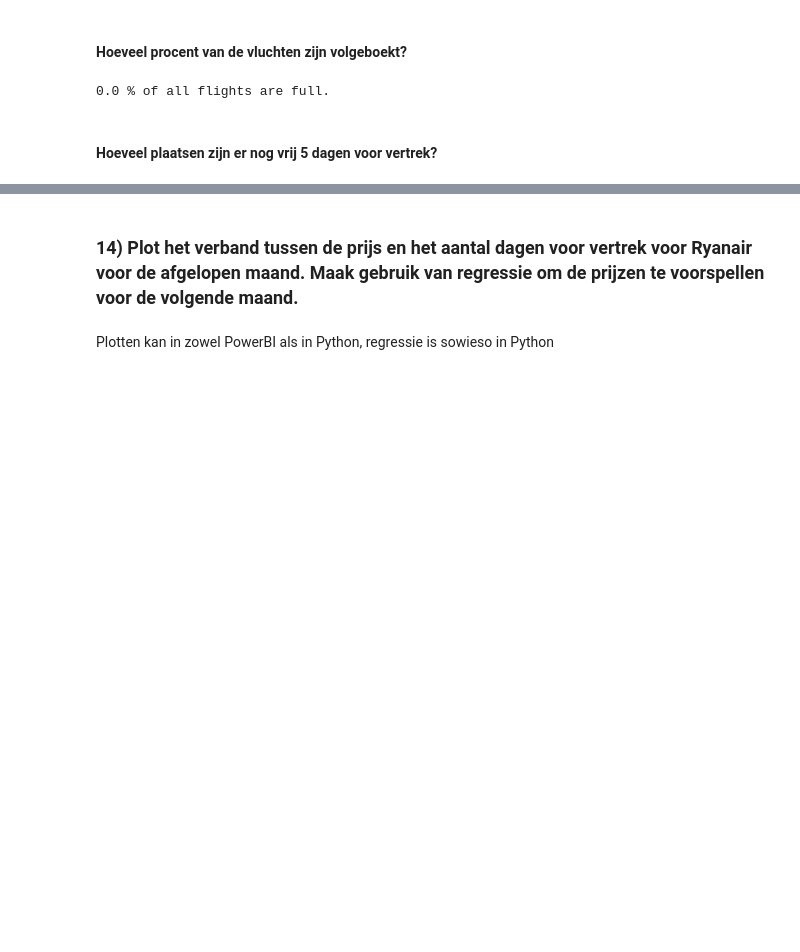
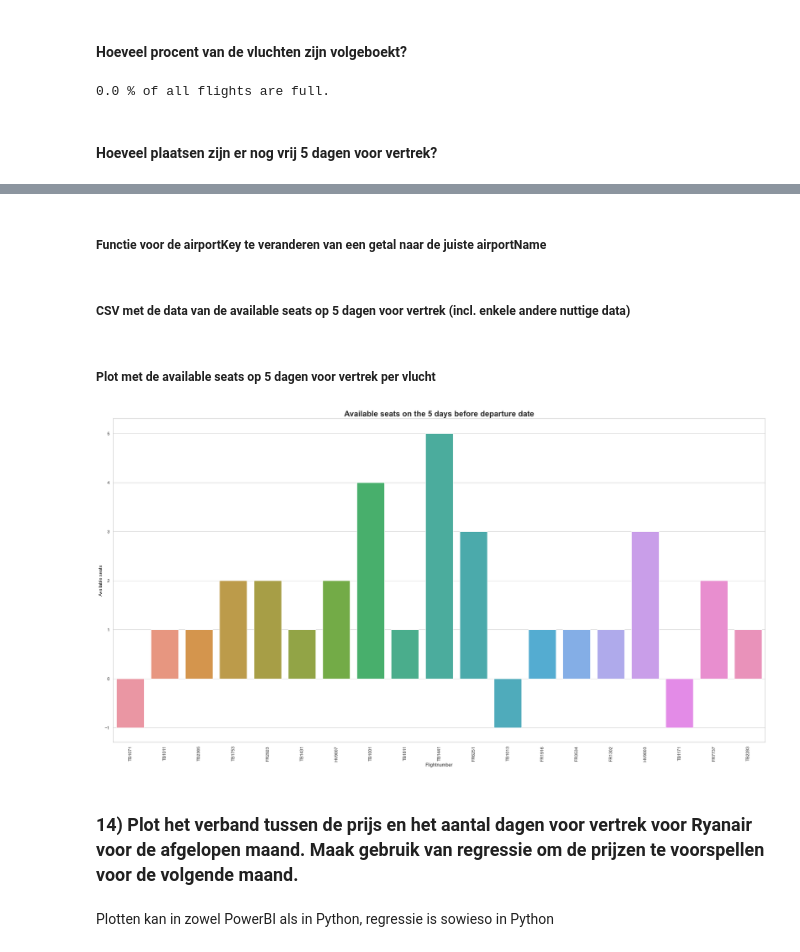
Before and after one commit to kyanamarckx/Data-Engineering-Project, a Jupyter notebook: analyse/analyse.ipynb, the cells around one changed output, grey strips where cells are left out. Saved outputs shown, nothing was run; the diff lists cells and outputs as text; code cells hidden in the pictures; blank space fills up the shorter version.

Commit message:
question 13 done + some plots and finetuning of analyse

```diff
--- a/analyse/analyse.ipynb
+++ b/analyse/analyse.ipynb
@@ -757,0 +451,2 @@ KeyboardInterrupt:
+# %% [markdown]
+##### Functie voor de airportKey te veranderen van een getal naar de juiste airportName
@@ -758,3 +481,49 @@ KeyboardInterrupt:
+# %% [markdown]
+##### CSV met de data van de available seats op 5 dagen voor vertrek (incl. enkele andere nuttige data)
+# %%
+# give the departure date as input + calculate the 5 days before departure date
+departureDate = 20230430
+five_days_before_departure = departureDate - 5
+
+# read the data with the given departure date and the 5 days before departure date
+data = df[df['departureDateKey'].isin([five_days_before_departure, departureDate])]
+
+# get the available seats for each flight with the function
+available_seats = []
+for flight in data.itertuples():
+    available_seats.append(get_available_seats(data, departureDate, flight.flightnumber))
+
+# add the available seats to the dataframe
+data['available_seats_fiveDays'] = available_seats
+
+# add the switched arrival airport name to the dataframe
+data['arrivalAirportKey'] = data['arrivalAirportKey'].apply(switch_arrival_airport_key)
+
+# only add the flights where the scrapeDateKey is equal to the given departure date minus 5 days
+data1 = data[(data['scrapeDateKey'].values == departureDate - 5) & (data['departureDateKey'].values == departureDate)]
+
+# write to csv
+csv = data1[['flightnumber', 'arrivalAirportKey', 'scrapeDateKey', 'departureDateKey', 'departureTime', 'arrivalTime', 'available_seats_fiveDays']].to_csv('availableSeats5Days.csv', index=False)
+
+# drop the duplicates in the csv
+availablecsv = pd.read_csv('availableSeats5Days.csv')
+availablecsv = availablecsv.drop_duplicates(keep='last')
+availablecsv.to_csv('availableSeats5Days.csv', index=False)
+# %% [markdown]
+##### Plot met de available seats op 5 dagen voor vertrek per vlucht
+# %%
+plt.figure(figsize=(30, 15))
+sns.set_theme(style="whitegrid")
+ax = sns.barplot(x="flightnumber", y="available_seats_fiveDays", data=data1)
+ax.set_title('Available seats on the 5 days before departure date', fontsize=20, fontweight='bold')
+ax.set_xlabel('Flightnumber')
+ax.set_ylabel('Available seats')
+plt.xticks(rotation=90)
+y = data1['available_seats_fiveDays']
+plt.yticks(range(int(min(y)), int(max(y)) + 1, 1))
+plt.show()
+# %% [output]
+[figure, added]
 # %% [markdown]
 ### 14) Plot het verband tussen de prijs en het aantal dagen voor vertrek voor Ryanair voor de afgelopen maand. Maak gebruik van regressie om de prijzen te voorspellen voor de volgende maand.
 # %% [markdown]
```
Also changed, not shown: parts of 21 cells of this notebook, 8 other files.
